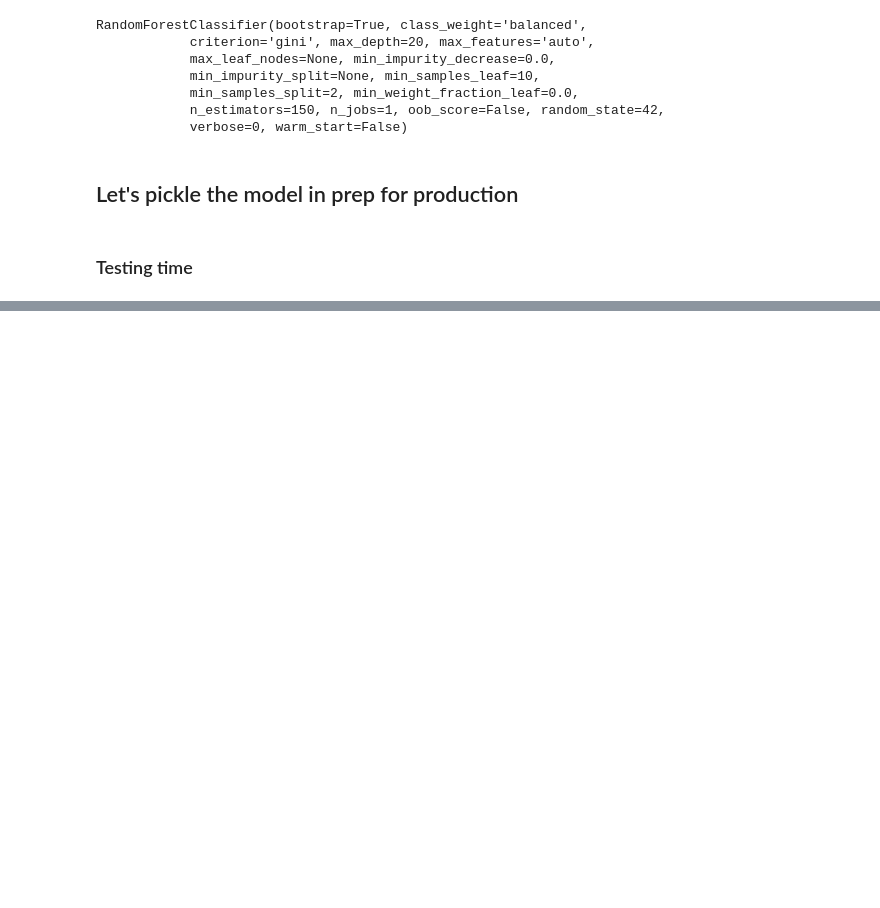
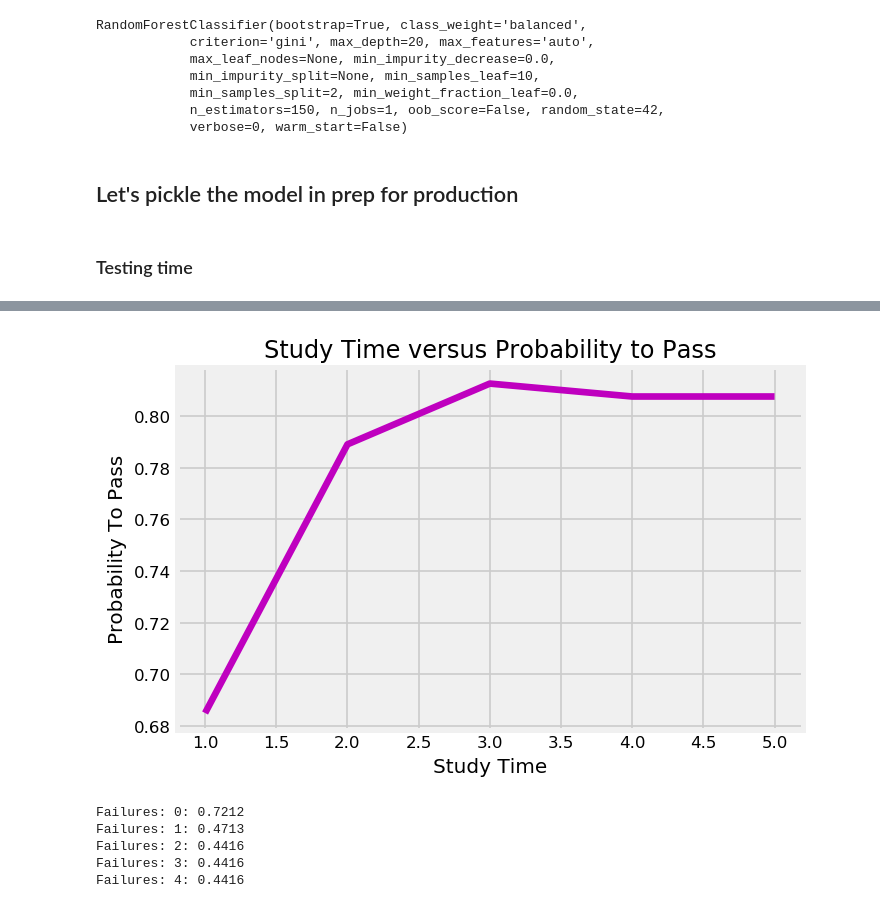
Before and after one commit to Auste1989/metis_projects, a Jupyter notebook: Student_Grade_Prediction/Student_Grade_Prediction_Modelling.ipynb, the cells around one changed output, grey strips where cells are left out. Saved outputs shown, nothing was run; the diff lists cells and outputs as text; code cells hidden in the pictures; blank space fills up the shorter version.

```diff
--- a/Student_Grade_Prediction/Student_Grade_Prediction_Modelling.ipynb
+++ b/Student_Grade_Prediction/Student_Grade_Prediction_Modelling.ipynb
@@ -896,0 +1015,21 @@ make_prediction(test_student)
+# %%
+plt.figure(dpi=120)
+plt.title("Study Time versus Probability to Pass")
+plt.xlabel("Study Time")
+plt.ylabel('Probability To Pass')
+plt.plot(study_effect.keys(), study_effect.values(), color='m')
+
+#plt.savefig('/Users/auste_m/ds/metis/metisgh/github/metis_projects/Student_Grade_Prediction/StudyTime.png', format='png', dpi=120, bbox_inches="tight");
+# %% [output]
+[figure, added]
+# %%
+failure_effect = {}
+for student in student_fail:
+    print('Failures:', str(student['failures']) + ':', str(make_prediction(student)['prob_pass']))
+    failure_effect[student['failures']] = make_prediction(student)['prob_pass']
+# %% [output]
+Failures: 0: 0.7212
+Failures: 1: 0.4713
+Failures: 2: 0.4416
+Failures: 3: 0.4416
+Failures: 4: 0.4416
```
Also changed, not shown: parts of 8 cells of this notebook, 5 other files.
